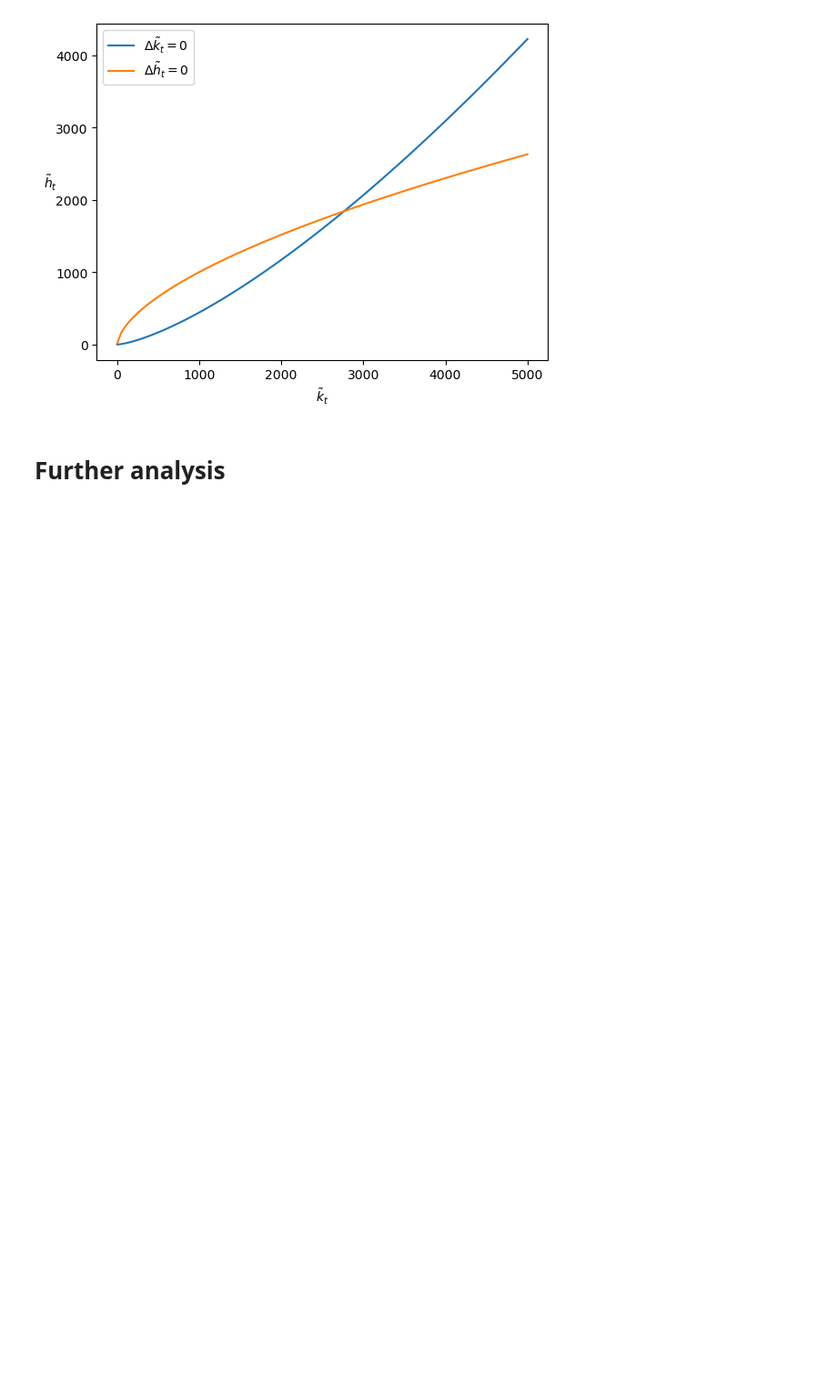
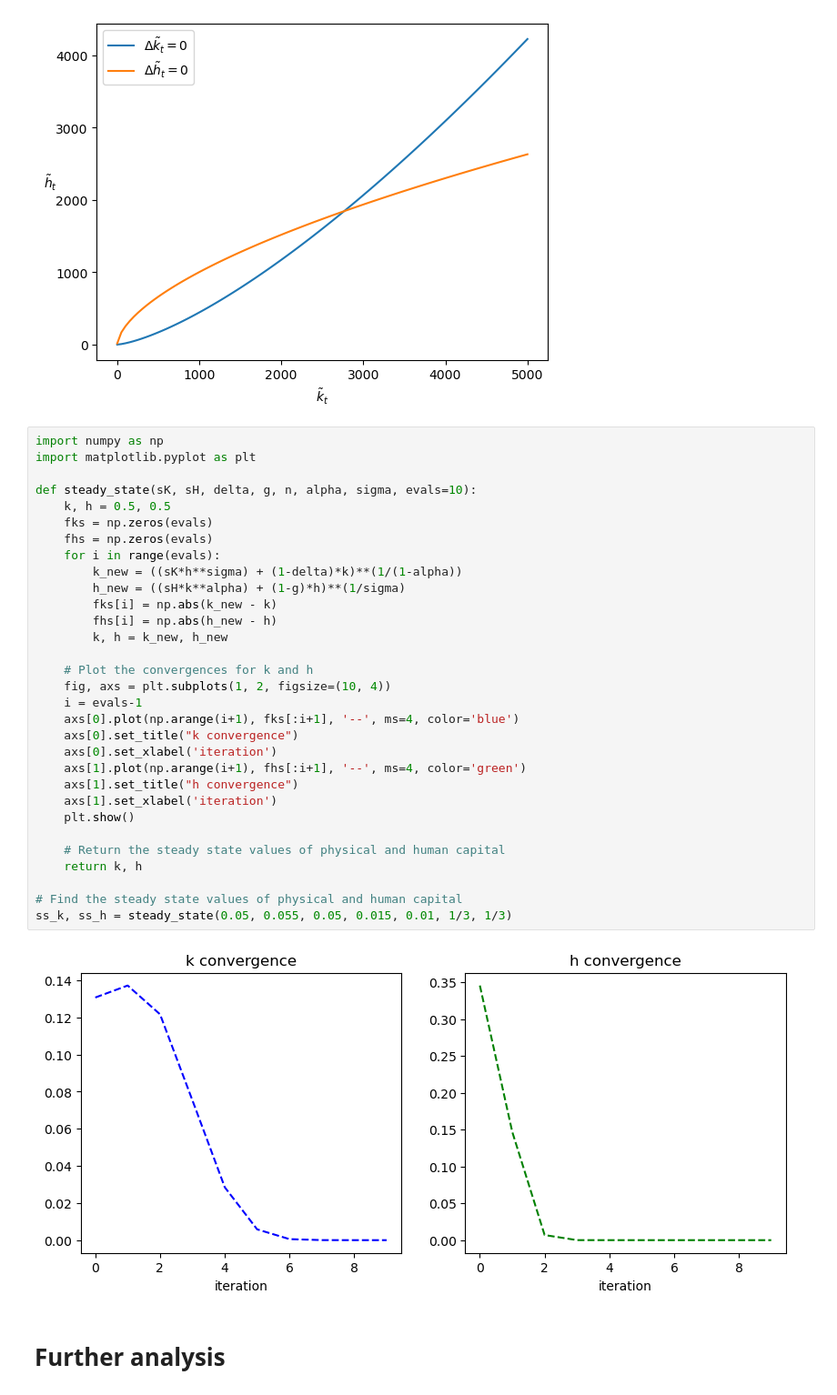
Before and after one commit to NumEconCopenhagen/projects-2023-n-m, a Jupyter notebook: modelproject/modelproject.ipynb, the cells around one changed output. Shown at 91% size. Saved outputs shown, nothing was run; the diff lists cells and outputs as text; blank space fills up the shorter version.

Commit message:
convergence

```diff
--- a/modelproject/modelproject.ipynb
+++ b/modelproject/modelproject.ipynb
@@ -164,6 +164,39 @@ ax.set_ylabel(r'$\tilde{h}_t$', rotation = 0)
 ax.legend(loc='upper left');
 # %% [output]
 [figure]
+# %%
+import numpy as np
+import matplotlib.pyplot as plt
+
+def steady_state(sK, sH, delta, g, n, alpha, sigma, evals=10):
+    k, h = 0.5, 0.5
+    fks = np.zeros(evals)
+    fhs = np.zeros(evals)
+    for i in range(evals):
+        k_new = ((sK*h**sigma) + (1-delta)*k)**(1/(1-alpha))
+        h_new = ((sH*k**alpha) + (1-g)*h)**(1/sigma)
+        fks[i] = np.abs(k_new - k)
+        fhs[i] = np.abs(h_new - h)
+        k, h = k_new, h_new
+
+    # Plot the convergences for k and h
+    fig, axs = plt.subplots(1, 2, figsize=(10, 4))
+    i = evals-1
+    axs[0].plot(np.arange(i+1), fks[:i+1], '--', ms=4, color='blue')
+    axs[0].set_title("k convergence")
+    axs[0].set_xlabel('iteration')
+    axs[1].plot(np.arange(i+1), fhs[:i+1], '--', ms=4, color='green')
+    axs[1].set_title("h convergence")
+    axs[1].set_xlabel('iteration')
+    plt.show()
+
+    # Return the steady state values of physical and human capital
+    return k, h
+
+# Find the steady state values of physical and human capital
+ss_k, ss_h = steady_state(0.05, 0.055, 0.05, 0.015, 0.01, 1/3, 1/3)
+# %% [output]
+[figure, added]
 # %% [markdown]
 # Further analysis
 # %% [markdown]
```
